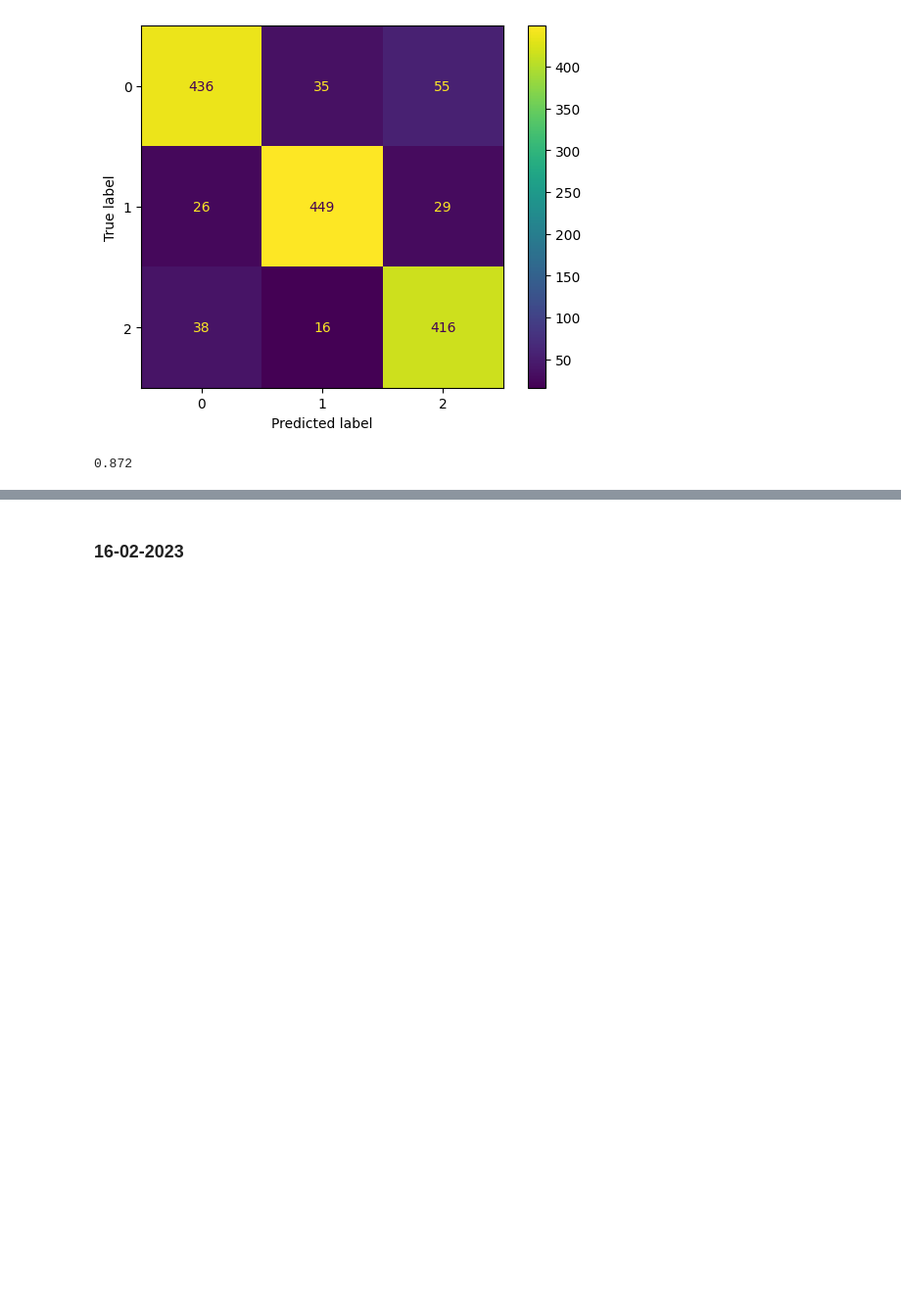
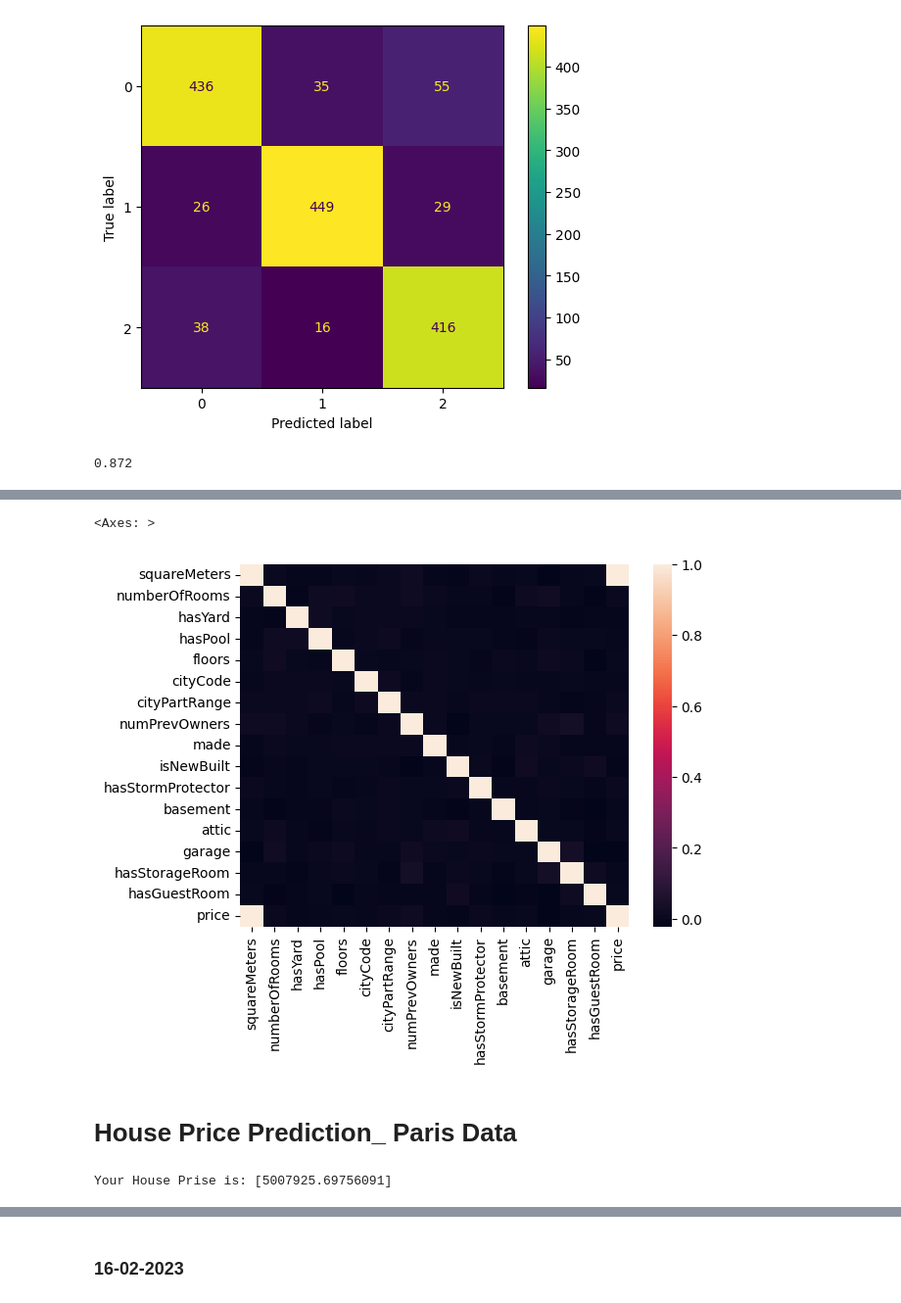
Before and after one commit to ghosh-vishnu/Machine-Learning, a Jupyter notebook: KNN.ipynb, the cells around one changed output, grey strips where cells are left out. Shown at 98% size. Cells and saved outputs as stored; diff of their text form; code cells hidden in the pictures; blank space fills up the shorter version.

```diff
--- a/KNN.ipynb
+++ b/KNN.ipynb
@@ -366,0 +989,5 @@ precision
+# %%
+import pandas as pd
+house=pd.read_csv("ParisHousing.csv")
+#checking  Corelation
+house.corr()
@@ -366,0 +1013,37 @@ precision
+# %%
+# correlation into Visualform using Heatmap of Seaborm
+import seaborn as sn
+sn.heatmap(house.corr())
+# %% [output]
+<Axes: >
+[figure, added]
+# %% [markdown]
+# House Price Prediction_ Paris Data
+# %%
+sample=[[squareMeters ,numberOfRooms , hasYard,  hasPool , floors , cityCode , cityPartRange,  numPrevOwners,made,isNewBuilt,  hasStormProtector,  basement,  attic,  garage , hasStorageRoom,  hasGuestRoom]]
+squareMeters=eval(input("Enter Size in Square Meter of house"))
+numberOfRooms=int(input("Kindly Enter Number of Rooms Required"))
+hasYard=int(input("Required space if Yes Press 1 else press 0"))
+hasPool=int(input("Required poll if yes Press 1 else 0"))
+floors=int(input("Number of floors You Required"))
+cityCode=int(input("Enter Zip Code:"))
+import numpy as np
+zip=np.array(house['cityCode'])
+if cityCode in zip:
+    pass
+else:
+    print("zip code is not available")
+cityPartRange=int(input("Enter City Part Range: "))
+numPrevOwners=int(input("Enter Number of Owners: "))
+made=int(input("Made Year:"))
+isNewBuilt=int(input("Need new built house if  YES press 1 else O:"))
+hasStormProtector=int(input("Need Storm Protector if YES press 1 else 0:"))
+basement=eval(input("Kindly Enter Basement Size in Squre Meter:"))
+attic=eval(input("Need Store room If YES Enter space in Squre Meter:"))
+garage=eval(input("Need Garage Size then enter space in Squre Meter:"))
+hasStorageRoom=eval(input("Need Storage room if YES press 1 else 0: "))
+hasGuestRoom=int(input("Kindly Enter Number of Guest Room Required:"))
+sample_sc=sc.transform(sample)
+pred=print("Your House Prise is:",model.predict(sample_sc))
+# %% [output]
+Your House Prise is: [5007925.69756091]
```
Also changed, not shown: parts of 204 cells of this notebook, 10 other files.
